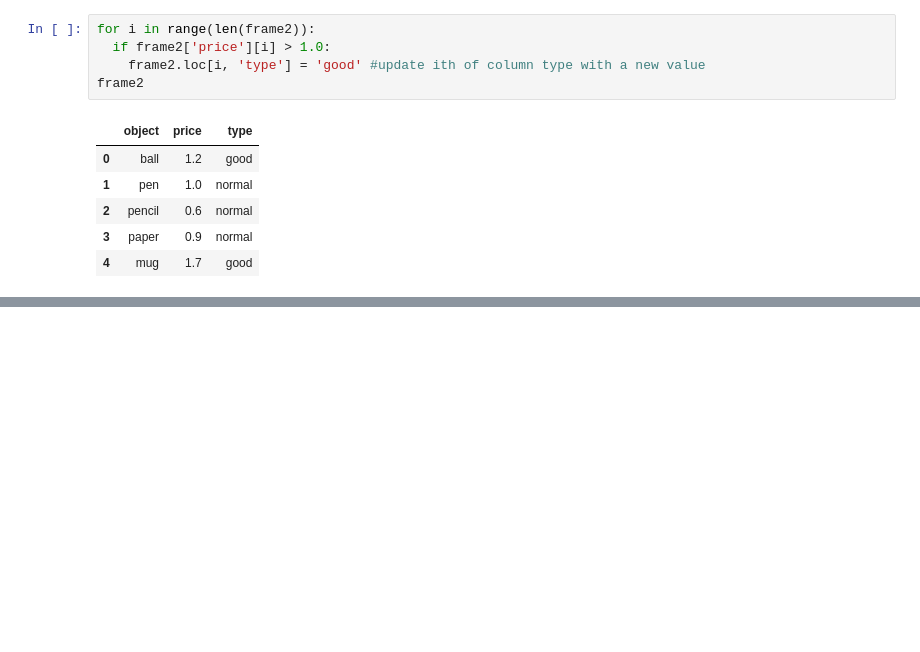
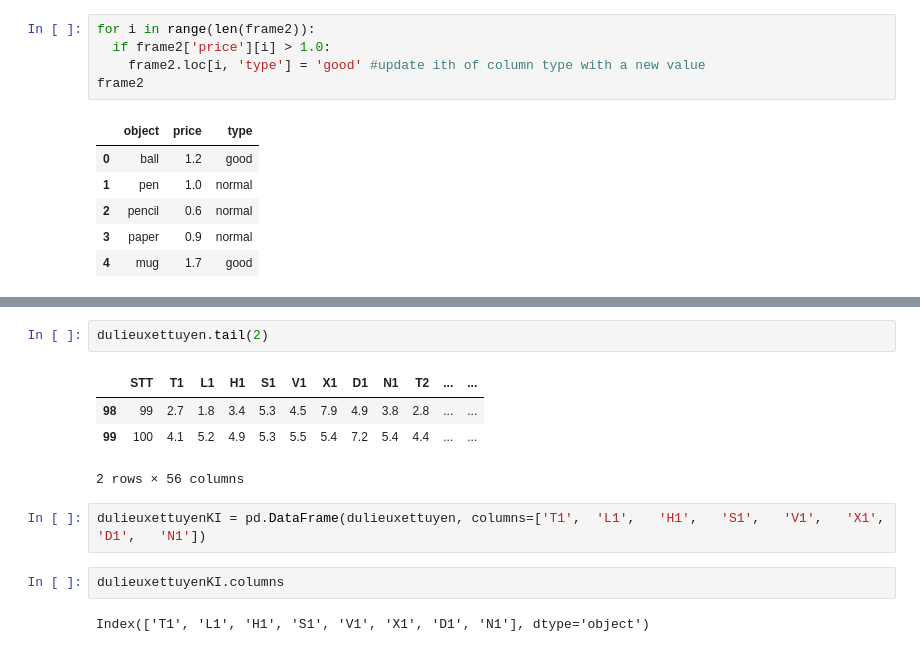
Before and after one commit to quangkhai4078/phantichdulieu, a Jupyter notebook: Lab01.ipynb, the cells around one changed output, grey strips where cells are left out. Drawn from its saved outputs; the diff is of its cells as text; blank space fills up the shorter version.

```diff
--- a/Lab01.ipynb
+++ b/Lab01.ipynb
@@ -150,0 +181,13 @@ frame2
+# %%
+dulieuxettuyen.tail(2)
+# %% [output]
+|  | STT | T1 | L1 | H1 | S1 | V1 | X1 | D1 | N1 | T2 | ... | ... |
+| 98 | 99 | 2.7 | 1.8 | 3.4 | 5.3 | 4.5 | 7.9 | 4.9 | 3.8 | 2.8 | ... | ... |
+| 99 | 100 | 4.1 | 5.2 | 4.9 | 5.3 | 5.5 | 5.4 | 7.2 | 5.4 | 4.4 | ... | ... |
+2 rows × 56 columns
+# %%
+dulieuxettuyenKI = pd.DataFrame(dulieuxettuyen, columns=['T1',	'L1',	'H1',	'S1',	'V1',	'X1',	'D1',	'N1'])
+# %%
+dulieuxettuyenKI.columns
+# %% [output]
+Index(['T1', 'L1', 'H1', 'S1', 'V1', 'X1', 'D1', 'N1'], dtype='object')
```
Also changed, not shown: parts of 23 cells of this notebook.
